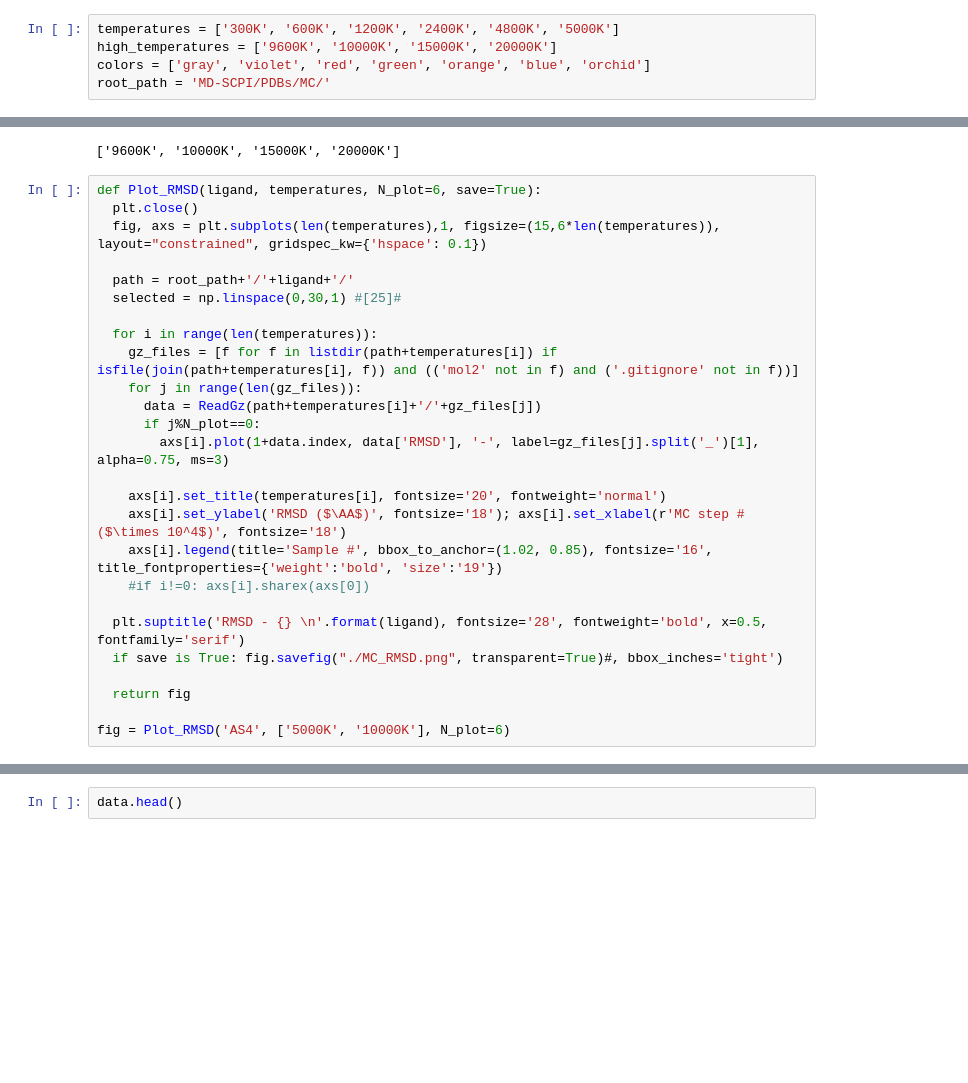
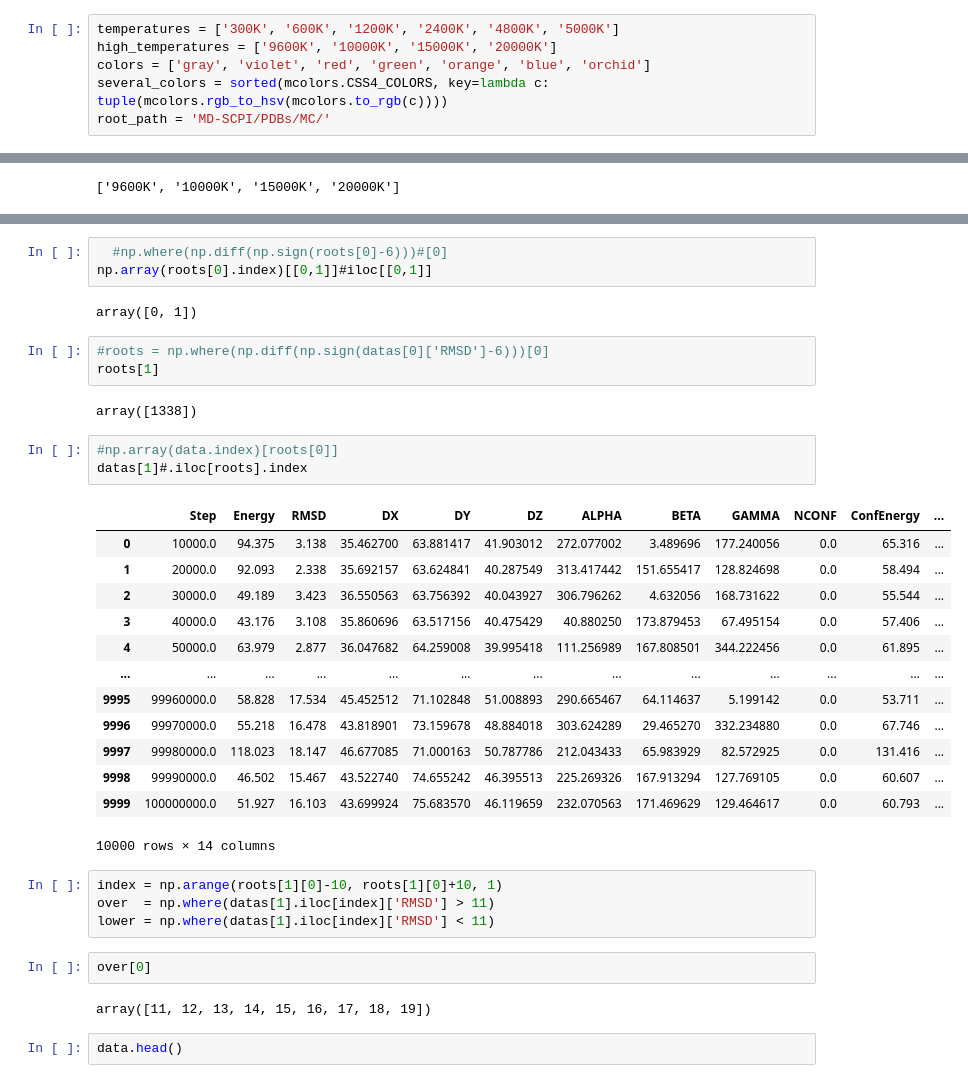
Before and after one commit to saguileran/MD-SCPI, a Jupyter notebook: NoteBooks/Plots_MC.ipynb, the cells around one changed output, grey strips where cells are left out. Drawn from its saved outputs; the diff is of its cells as text; blank space fills up the shorter version.

```diff
--- a/NoteBooks/Plots_MC.ipynb
+++ b/NoteBooks/Plots_MC.ipynb
@@ -58,6 +63,7 @@ output.enable_custom_widget_manager()
 temperatures = ['300K', '600K', '1200K', '2400K', '4800K', '5000K']
 high_temperatures = ['9600K', '10000K', '15000K', '20000K']
 colors = ['gray', 'violet', 'red', 'green', 'orange', 'blue', 'orchid']
+several_colors = sorted(mcolors.CSS4_COLORS, key=lambda c: tuple(mcolors.rgb_to_hsv(mcolors.to_rgb(c))))
 root_path = 'MD-SCPI/PDBs/MC/'
 # %%
 # N, N_high = 10, 31
@@ -195,29 +201,3 @@ fig, parameters, high_parameters =  Plot_Energy('AS4')
 high_temperatures#[0]
 # %% [output]
 ['9600K', '10000K', '15000K', '20000K']
-# %%
-def Plot_RMSD(ligand, temperatures, N_plot=6, save=True):
-  plt.close()
-  fig, axs = plt.subplots(len(temperatures),1, figsize=(15,6*len(temperatures)), layout="constrained", gridspec_kw={'hspace': 0.1})
-
-  path = root_path+'/'+ligand+'/'
-  selected = np.linspace(0,30,1) #[25]#
-
-  for i in range(len(temperatures)):
-    gz_files = [f for f in listdir(path+temperatures[i]) if isfile(join(path+temperatures[i], f)) and (('mol2' not in f) and ('.gitignore' not in f))]
-    for j in range(len(gz_files)):
-      data = ReadGz(path+temperatures[i]+'/'+gz_files[j])
-      if j%N_plot==0:
-        axs[i].plot(1+data.index, data['RMSD'], '-', label=gz_files[j].split('_')[1], alpha=0.75, ms=3)
-
-    axs[i].set_title(temperatures[i], fontsize='20', fontweight='normal')
-    axs[i].set_ylabel('RMSD ($\AA$)', fontsize='18'); axs[i].set_xlabel(r'MC step # ($\times 10^4$)', fontsize='18')
-    axs[i].legend(title='Sample #', bbox_to_anchor=(1.02, 0.85), fontsize='16', title_fontproperties={'weight':'bold', 'size':'19'})
-    #if i!=0: axs[i].sharex(axs[0])
-
-  plt.suptitle('RMSD - {} \n'.format(ligand), fontsize='28', fontweight='bold', x=0.5,  fontfamily='serif')
-  if save is True: fig.savefig("./MC_RMSD.png", transparent=True)#, bbox_inches='tight')
-
-  return fig
-
-fig = Plot_RMSD('AS4', ['5000K', '10000K'], N_plot=6)
@@ -226,3 +320,38 @@ fig = Plot_RMSD('AS4', ['5000K', '10000K'], N_plot=6)
+# %%
+  #np.where(np.diff(np.sign(roots[0]-6)))#[0]
+np.array(roots[0].index)[[0,1]]#iloc[[0,1]]
+# %% [output]
+array([0, 1])
+# %%
+#roots = np.where(np.diff(np.sign(datas[0]['RMSD']-6)))[0]
+roots[1]
+# %% [output]
+array([1338])
+# %%
+#np.array(data.index)[roots[0]]
+datas[1]#.iloc[roots].index
+# %% [output]
+|  | Step | Energy | RMSD | DX | DY | DZ | ALPHA | BETA | GAMMA | NCONF | ConfEnergy | ... |
+| 0 | 10000.0 | 94.375 | 3.138 | 35.462700 | 63.881417 | 41.903012 | 272.077002 | 3.489696 | 177.240056 | 0.0 | 65.316 | ... |
+| 1 | 20000.0 | 92.093 | 2.338 | 35.692157 | 63.624841 | 40.287549 | 313.417442 | 151.655417 | 128.824698 | 0.0 | 58.494 | ... |
+| 2 | 30000.0 | 49.189 | 3.423 | 36.550563 | 63.756392 | 40.043927 | 306.796262 | 4.632056 | 168.731622 | 0.0 | 55.544 | ... |
+| 3 | 40000.0 | 43.176 | 3.108 | 35.860696 | 63.517156 | 40.475429 | 40.880250 | 173.879453 | 67.495154 | 0.0 | 57.406 | ... |
+| 4 | 50000.0 | 63.979 | 2.877 | 36.047682 | 64.259008 | 39.995418 | 111.256989 | 167.808501 | 344.222456 | 0.0 | 61.895 | ... |
+| ... | ... | ... | ... | ... | ... | ... | ... | ... | ... | ... | ... | ... |
+| 9995 | 99960000.0 | 58.828 | 17.534 | 45.452512 | 71.102848 | 51.008893 | 290.665467 | 64.114637 | 5.199142 | 0.0 | 53.711 | ... |
+| 9996 | 99970000.0 | 55.218 | 16.478 | 43.818901 | 73.159678 | 48.884018 | 303.624289 | 29.465270 | 332.234880 | 0.0 | 67.746 | ... |
+| 9997 | 99980000.0 | 118.023 | 18.147 | 46.677085 | 71.000163 | 50.787786 | 212.043433 | 65.983929 | 82.572925 | 0.0 | 131.416 | ... |
+| 9998 | 99990000.0 | 46.502 | 15.467 | 43.522740 | 74.655242 | 46.395513 | 225.269326 | 167.913294 | 127.769105 | 0.0 | 60.607 | ... |
+| 9999 | 100000000.0 | 51.927 | 16.103 | 43.699924 | 75.683570 | 46.119659 | 232.070563 | 171.469629 | 129.464617 | 0.0 | 60.793 | ... |
+10000 rows × 14 columns
+# %%
+index = np.arange(roots[1][0]-10, roots[1][0]+10, 1)
+over  = np.where(datas[1].iloc[index]['RMSD'] > 11)
+lower = np.where(datas[1].iloc[index]['RMSD'] < 11)
+# %%
+over[0]
+# %% [output]
+array([11, 12, 13, 14, 15, 16, 17, 18, 19])
 # %%
 data.head()
 # %% [output]
```
Also changed, not shown: parts of 4 cells of this notebook.
